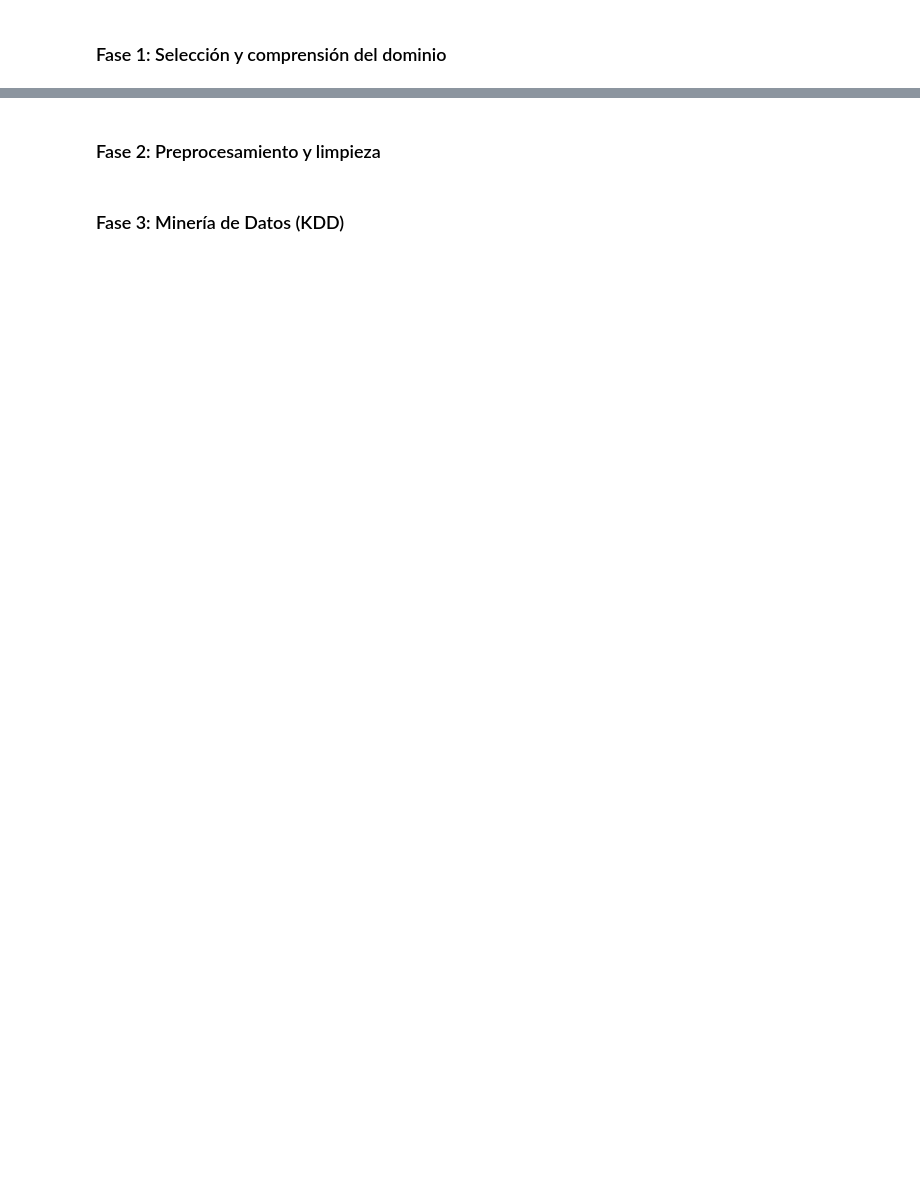
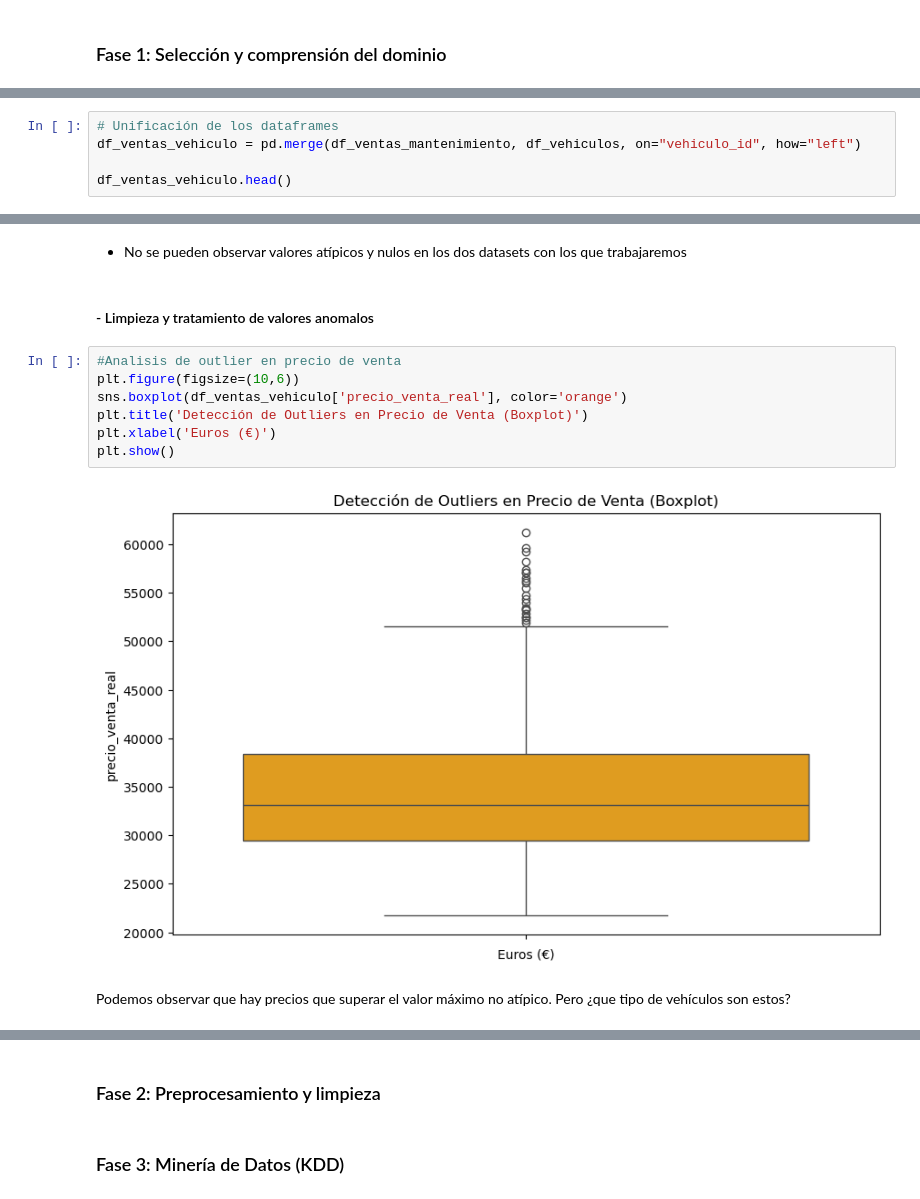
Before and after one commit to ccp0897/Sistema_Analisis_Mercado_Automocion, a Jupyter notebook: sistemaAnalisisAutomocion.ipynb, the cells around one changed output, grey strips where cells are left out. Drawn from its saved outputs; the diff is of its cells as text; blank space fills up the shorter version.

```diff
--- a/sistemaAnalisisAutomocion.ipynb
+++ b/sistemaAnalisisAutomocion.ipynb
@@ -47,0 +133,5 @@ df_opiniones.head()
+# %%
+# Unificación de los dataframes
+df_ventas_vehiculo = pd.merge(df_ventas_mantenimiento, df_vehiculos, on="vehiculo_id", how="left")
+
+df_ventas_vehiculo.head()
@@ -47,0 +234,15 @@ df_opiniones.head()
+# %% [markdown]
+- No se pueden observar valores atípicos y nulos en los dos datasets con los que trabajaremos
+# %% [markdown]
+#### - Limpieza y tratamiento de valores anomalos
+# %%
+#Analisis de outlier en precio de venta
+plt.figure(figsize=(10,6))
+sns.boxplot(df_ventas_vehiculo['precio_venta_real'], color='orange')
+plt.title('Detección de Outliers en Precio de Venta (Boxplot)')
+plt.xlabel('Euros (€)')
+plt.show()
+# %% [output]
+[figure, added]
+# %% [markdown]
+Podemos observar que hay precios que superar el valor máximo no atípico. Pero ¿que tipo de vehículos son estos?
```
Also changed, not shown: parts of 30 cells of this notebook, 1 other file.
